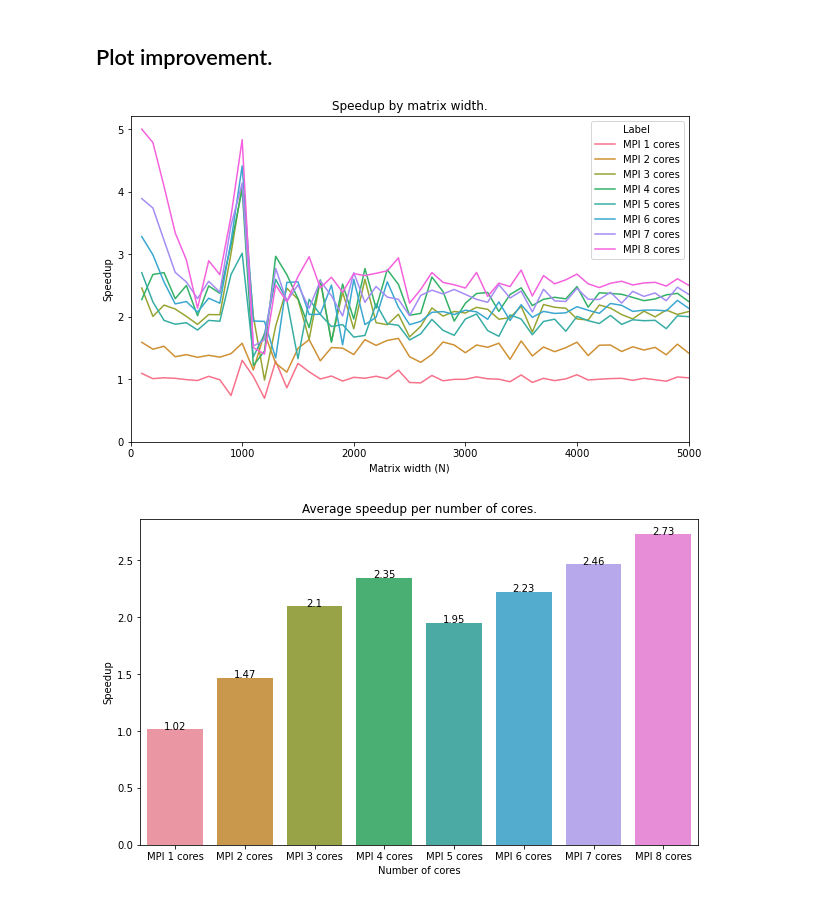
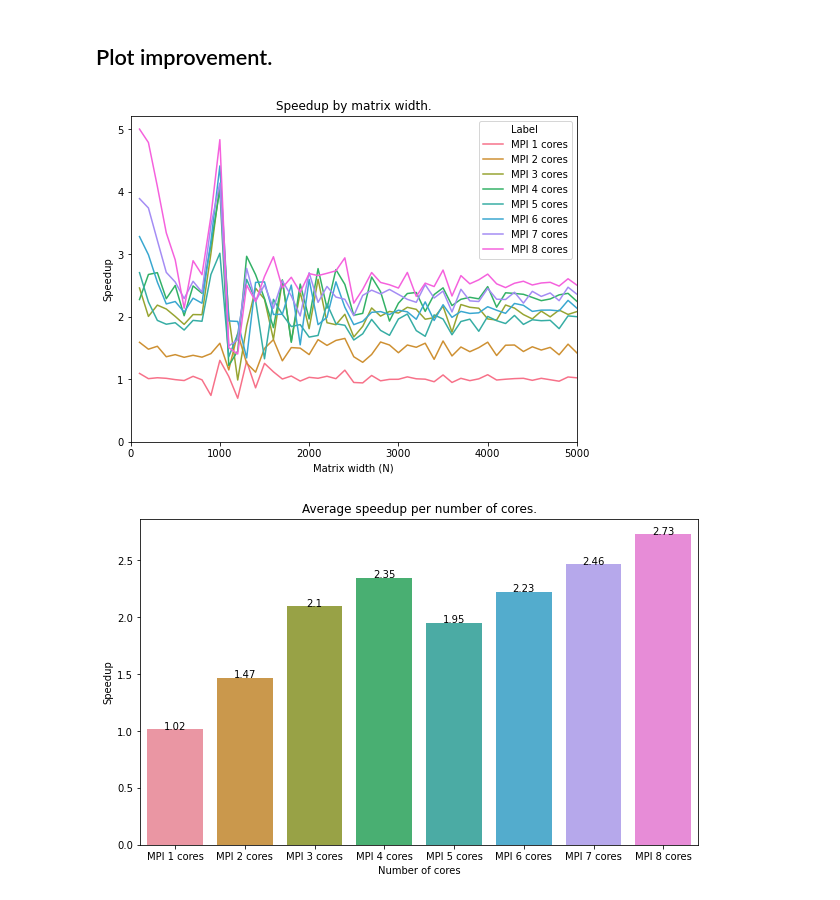
Before and after one commit to JordyAaldering/Parallel-Computing, a Jupyter notebook: Project03/Evaluation/evaluation.ipynb, the cells around one changed output. Cells and saved outputs as stored; diff of their text form; code cells hidden in the pictures.

Commit message:
Resize plots

```diff
--- a/Project03/Evaluation/evaluation.ipynb
+++ b/Project03/Evaluation/evaluation.ipynb
@@ -175,21 +173,21 @@ plt.show()
 # %% [markdown]
 ## Plot improvement.
 # %%
-plt.figure(figsize=(10, 6))
+plt.figure(figsize=(8, 6))
 
 ax = sns.lineplot(x="N", y="Speedup", hue="Label", data=mpi_avg)
 
 ax.set_title("Speedup by matrix width.")
 ax.set_xlabel("Matrix width (N)")
 ax.set_ylabel("Speedup")
 
 ax.set_xlim(0, 5000)
 ax.set_ylim(bottom=0)
 
 plt.savefig("speedup-line.png", format="png", bbox_inches="tight")
 plt.show()
 # %% [output]
-[figure, old version]
+[figure, new version]
 # %%
 plt.figure(figsize=(10, 6))
 
```
Also changed, not shown: parts of 5 cells of this notebook.
